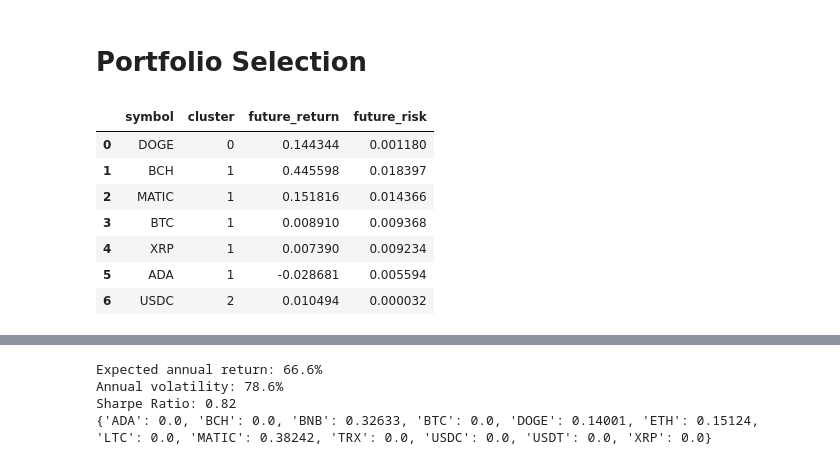
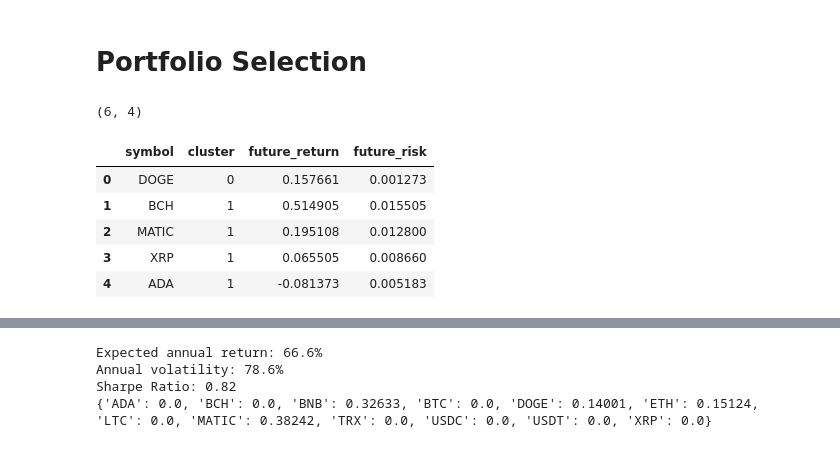
Before and after one commit to AleeRezaa/portfolio-selection-using-ml, a Jupyter notebook: model/main.ipynb, the cells around one changed output, grey strips where cells are left out. Cells and saved outputs as stored; diff of their text form; code cells hidden in the pictures.

Commit message:
adding portfolio selection model

```diff
--- a/model/main.ipynb
+++ b/model/main.ipynb
@@ -10,6 +11,7 @@ import regression_model
 UPDATE_DATA_LOAD = False
 UPDATE_CLUSTERING_MODEL = True
 UPDATE_REGRESSION_MODEL = True
+UPDATE_PORTFOLIO_SELECTION_MODEL = True
 # %% [markdown]
 # Data Load
 # %%
@@ -160,39 +160,18 @@ from itertools import combinations
-# %%
-def load_dominated_data(prediction_data):
-    dominated_data = prediction_data[['symbol', 'cluster', 'future_return', 'future_risk']].copy()
-    dominated_symbols = list(dominated_data['symbol'])
-
-    for cluster, cluster_df in dominated_data.groupby('cluster'):
-        cluster_combinations = combinations(cluster_df['symbol'], 2)
-        for comb in list(cluster_combinations):
-            symbol1 = comb[0]
-            symbol2 = comb[1]
-            return1 = cluster_df.loc[cluster_df['symbol'] == symbol1, 'future_return'].iloc[0]
-            return2 = cluster_df.loc[cluster_df['symbol'] == symbol2, 'future_return'].iloc[0]
-            risk1 = cluster_df.loc[cluster_df['symbol'] == symbol1, 'future_risk'].iloc[0]
-            risk2 = cluster_df.loc[cluster_df['symbol'] == symbol2, 'future_risk'].iloc[0]
-            if return1 < return2 and risk1 > risk2 and symbol1 in dominated_symbols:
-                dominated_symbols.remove(symbol1)
-            elif return1 > return2 and risk1 < risk2 and symbol2 in dominated_symbols:
-                dominated_symbols.remove(symbol2)
-
-    dominated_data = dominated_data[dominated_data['symbol'].isin(dominated_symbols)]
-    dominated_data.sort_values(by=['cluster', 'future_return'], ascending=[True, False], inplace=True)
-    dominated_data.reset_index(drop=True, inplace=True)
-
-    return dominated_data
-
-dominated_df = load_dominated_data(prediction_df)
-dominated_df
-# %% [output]
-|  | symbol | cluster | future_return | future_risk |
-| 0 | DOGE | 0 | 0.144344 | 0.001180 |
-| 1 | BCH | 1 | 0.445598 | 0.018397 |
-| 2 | MATIC | 1 | 0.151816 | 0.014366 |
-| 3 | BTC | 1 | 0.008910 | 0.009368 |
-| 4 | XRP | 1 | 0.007390 | 0.009234 |
-| 5 | ADA | 1 | -0.028681 | 0.005594 |
-| 6 | USDC | 2 | 0.010494 | 0.000032 |
+# %%
+dominated_df = portfolio_selection_model.load_dominated_data(
+    prediction_df,
+    update=UPDATE_PORTFOLIO_SELECTION_MODEL
+)
+print(dominated_df.shape)
+dominated_df.head()
+# %% [output]
+(6, 4)
+|  | symbol | cluster | future_return | future_risk |
+| 0 | DOGE | 0 | 0.157661 | 0.001273 |
+| 1 | BCH | 1 | 0.514905 | 0.015505 |
+| 2 | MATIC | 1 | 0.195108 | 0.012800 |
+| 3 | XRP | 1 | 0.065505 | 0.008660 |
+| 4 | ADA | 1 | -0.081373 | 0.005183 |
 # %%
 ##### Test #####
 # %%
```
Also changed, not shown: parts of 4 cells of this notebook, 2 other files.
